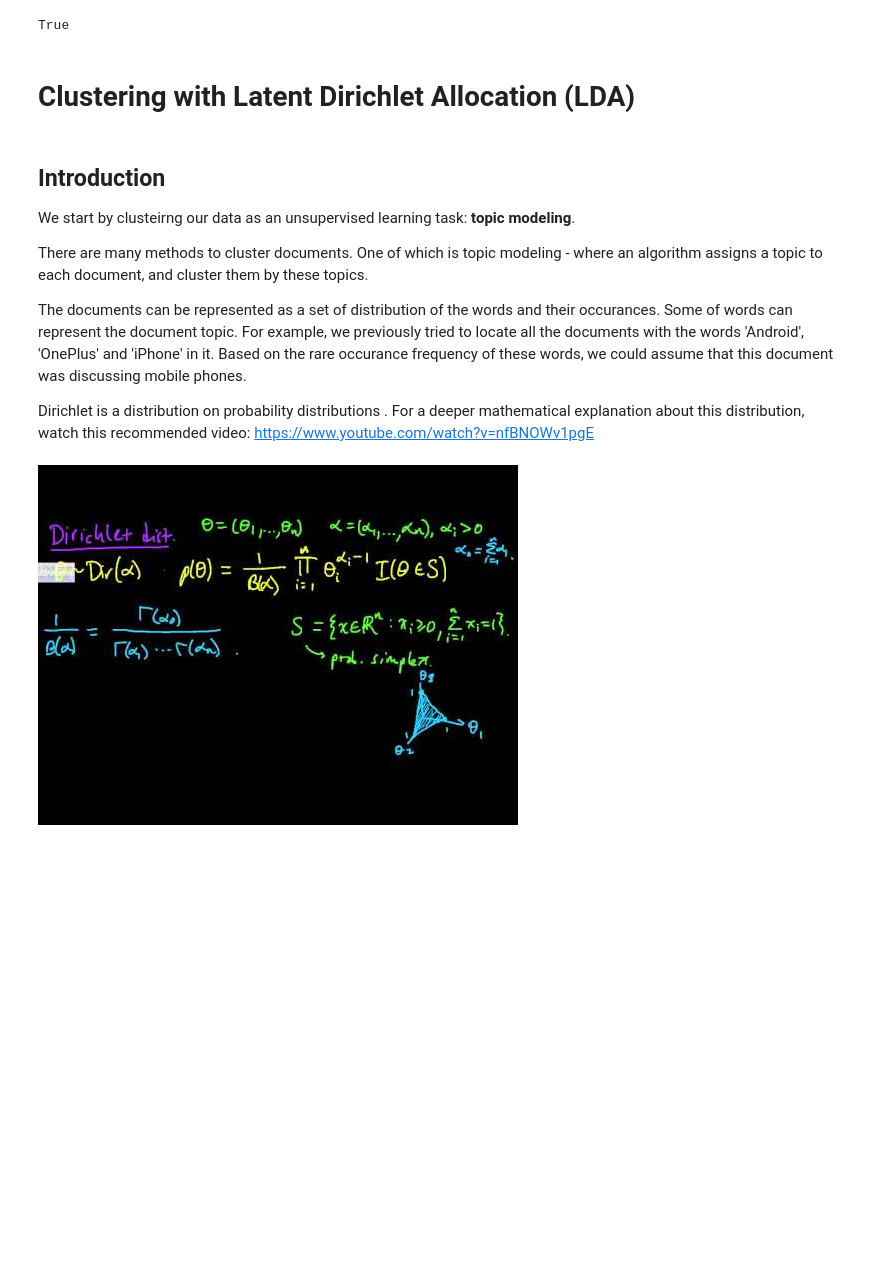
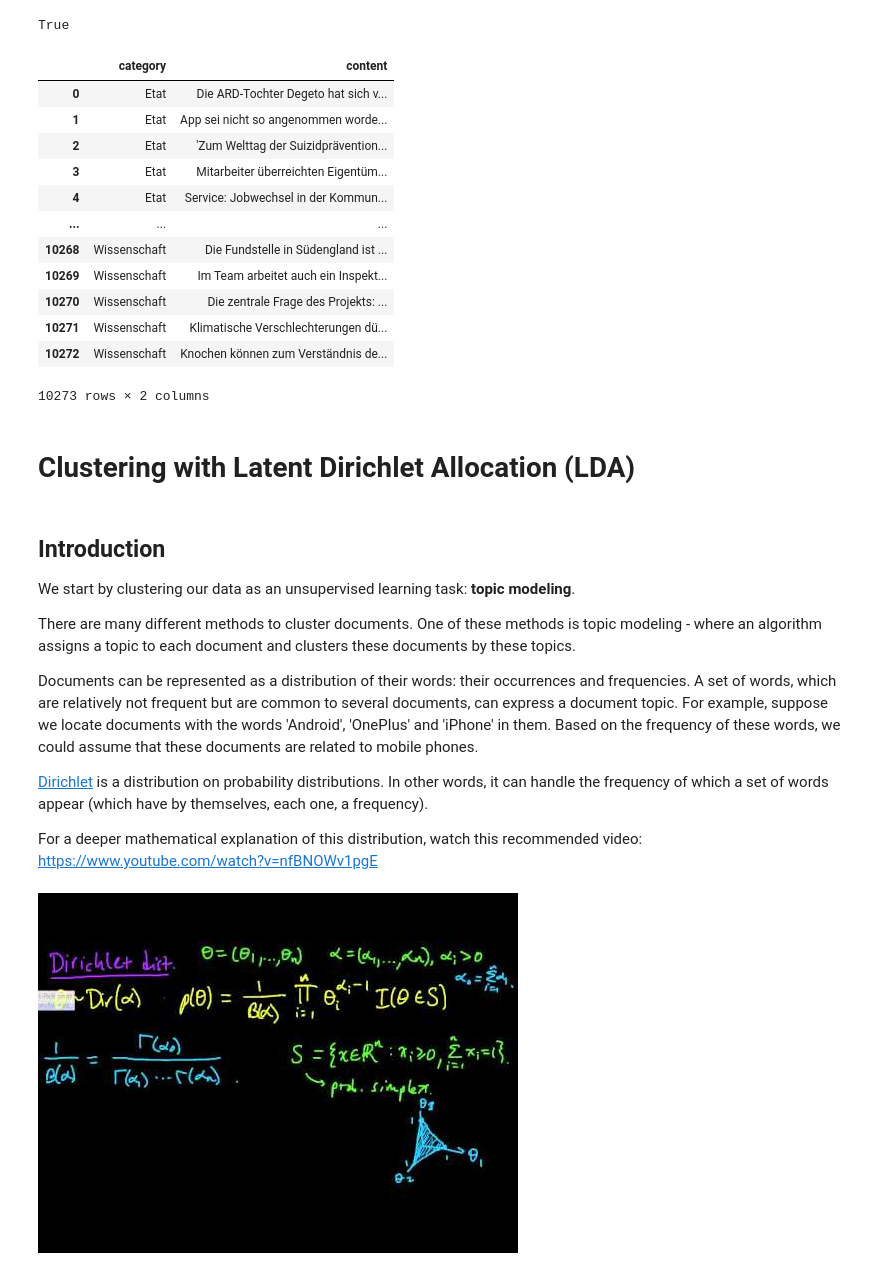
Before and after one commit to liadmagen/NLP-Course, a Jupyter notebook: exercises_notebooks/03_LM_classification_and_clustering.ipynb, the cells around one changed output. Saved outputs shown, nothing was run; the diff lists cells and outputs as text; code cells hidden in the pictures; blank space fills up the shorter version.

```diff
--- a/exercises_notebooks/03_LM_classification_and_clustering.ipynb
+++ b/exercises_notebooks/03_LM_classification_and_clustering.ipynb
@@ -40,21 +46,38 @@ nltk.download('universal_tagset')
 [nltk_data]   Unzipping taggers/universal_tagset.zip.
 True
 # %%
-df = pd.read_csv('https://raw.githubusercontent.com/tblock/10kGNAD/master/articles.csv', sep=';', error_bad_lines=False, header=None, names=['category', 'content'])
+df = pd.read_csv('https://raw.githubusercontent.com/tblock/10kGNAD/master/articles.csv', sep=';', on_bad_lines='skip', header=None, names=['category', 'content'])
+# %%
+df
+# %% [output]
+|  | category | content |
+| 0 | Etat | Die ARD-Tochter Degeto hat sich v... |
+| 1 | Etat | App sei nicht so angenommen worde... |
+| 2 | Etat | 'Zum Welttag der Suizidprävention... |
+| 3 | Etat | Mitarbeiter überreichten Eigentüm... |
+| 4 | Etat | Service: Jobwechsel in der Kommun... |
+| ... | ... | ... |
+| 10268 | Wissenschaft | Die Fundstelle in Südengland ist ... |
+| 10269 | Wissenschaft | Im Team arbeitet auch ein Inspekt... |
+| 10270 | Wissenschaft | Die zentrale Frage des Projekts: ... |
+| 10271 | Wissenschaft | Klimatische Verschlechterungen dü... |
+| 10272 | Wissenschaft | Knochen können zum Verständnis de... |
+10273 rows × 2 columns
 # %% [markdown]
 # Clustering with Latent Dirichlet Allocation (LDA)
 # %% [markdown]
 ## Introduction
 
-We start by clusteirng our data as an unsupervised learning task: **topic modeling**.
+We start by clustering our data as an unsupervised learning task: **topic modeling**.
 
-There are many methods to cluster documents. One of which is topic modeling - where an algorithm assigns a topic to each document, and cluster them by these topics.
+There are many different methods to cluster documents. One of these methods is topic modeling - where an algorithm assigns a topic to each document and clusters these documents by these topics.
 
-The documents can be represented as a set of distribution of the words and their occurances. Some of words can represent the document topic.
-For example, we previously tried to locate all the documents with the words 'Android', 'OnePlus' and 'iPhone' in it. Based on the rare occurance frequency of these words, we could assume that this document was discussing mobile phones.
+Documents can be represented as a distribution of their words: their occurrences and frequencies. A set of words, which are relatively not frequent but are common to several documents, can express a document topic.
+For example, suppose we locate documents with the words 'Android', 'OnePlus' and 'iPhone' in them. Based on the frequency of these words, we could assume that these documents are related to mobile phones.
 
-Dirichlet is a distribution on probability distributions .
-For a deeper mathematical explanation about this distribution, watch this recommended video: https://www.youtube.com/watch?v=nfBNOWv1pgE
+[Dirichlet](https://en.wikipedia.org/wiki/Dirichlet_distribution) is a distribution on probability distributions. In other words, it can handle the frequency of which a set of words appear (which have by themselves, each one, a frequency).
+
+For a deeper mathematical explanation of this distribution, watch this recommended video: https://www.youtube.com/watch?v=nfBNOWv1pgE
 # %%
 YouTubeVideo('nfBNOWv1pgE')
 # %% [output]
```
Also changed, not shown: parts of 34 cells of this notebook.
